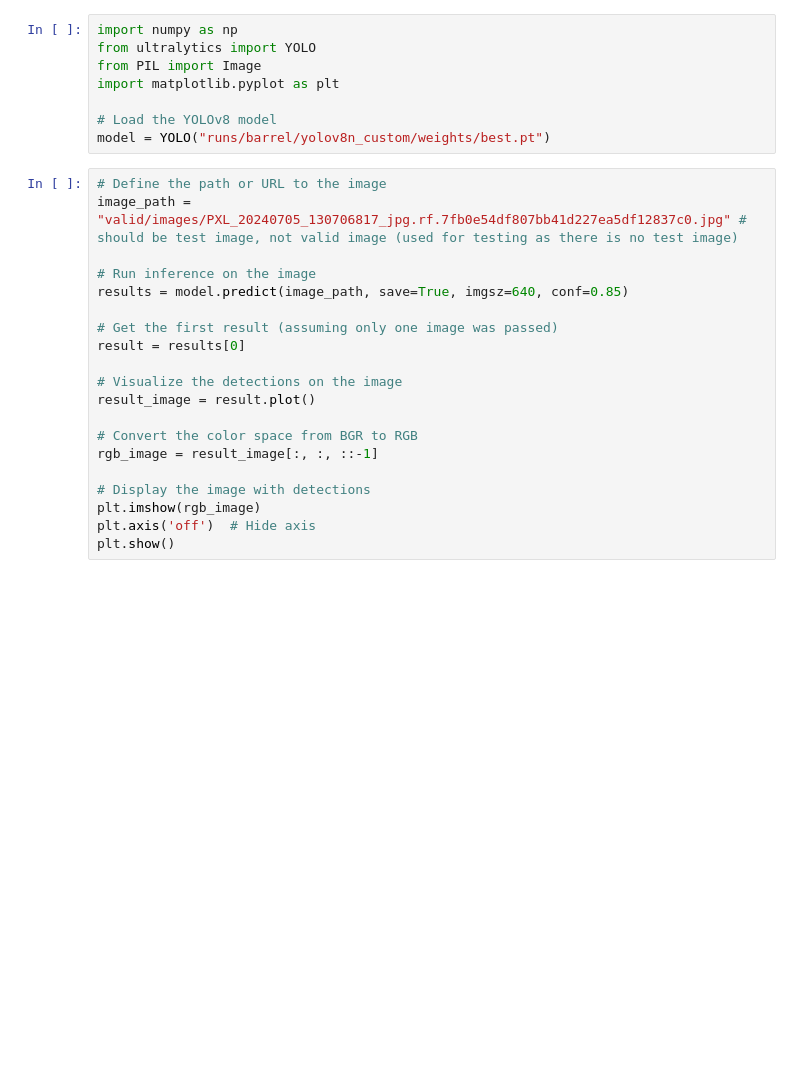
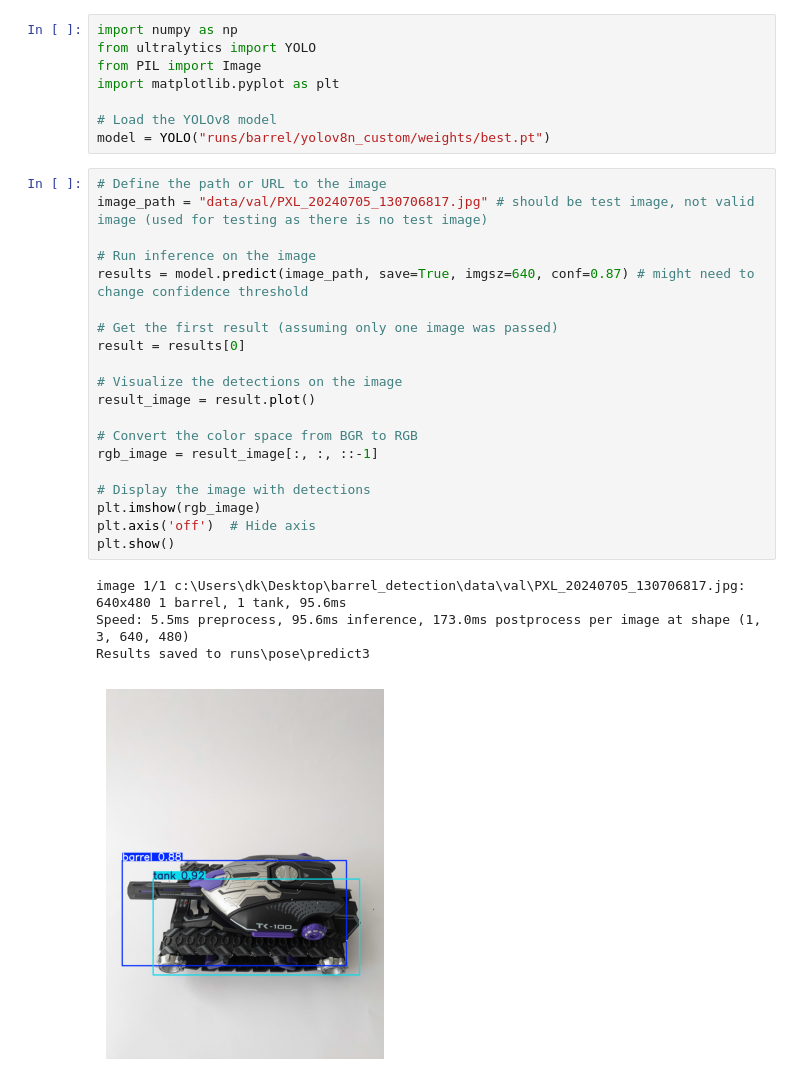
Before and after one commit to d-kleine/barrel_detection, a Jupyter notebook: 2_inference.ipynb, the cells around one changed output. Cells and saved outputs as stored; diff of their text form; blank space fills up the shorter version.

Commit message:
training and inference, updated loc and orient

```diff
--- a/2_inference.ipynb
+++ b/2_inference.ipynb
@@ -8,21 +8,26 @@ import matplotlib.pyplot as plt
 model = YOLO("runs/barrel/yolov8n_custom/weights/best.pt")
 # %%
 # Define the path or URL to the image
-image_path = "valid/images/PXL_20240705_130706817_jpg.rf.7fb0e54df807bb41d227ea5df12837c0.jpg" # should be test image, not valid image (used for testing as there is no test image)
+image_path = "data/val/PXL_20240705_130706817.jpg" # should be test image, not valid image (used for testing as there is no test image)
 
 # Run inference on the image
-results = model.predict(image_path, save=True, imgsz=640, conf=0.85)
+results = model.predict(image_path, save=True, imgsz=640, conf=0.87) # might need to change confidence threshold
 
 # Get the first result (assuming only one image was passed)
 result = results[0]
 
 # Visualize the detections on the image
 result_image = result.plot()
 
 # Convert the color space from BGR to RGB
 rgb_image = result_image[:, :, ::-1]
 
 # Display the image with detections
 plt.imshow(rgb_image)
 plt.axis('off')  # Hide axis
 plt.show()
+# %% [output]
+image 1/1 c:\Users\dk\Desktop\barrel_detection\data\val\PXL_20240705_130706817.jpg: 640x480 1 barrel, 1 tank, 95.6ms
+Speed: 5.5ms preprocess, 95.6ms inference, 173.0ms postprocess per image at shape (1, 3, 640, 480)
+Results saved to runs\pose\predict3
+[figure, added]
```
Also changed, not shown: parts of 2 cells of this notebook, 44 other files.
